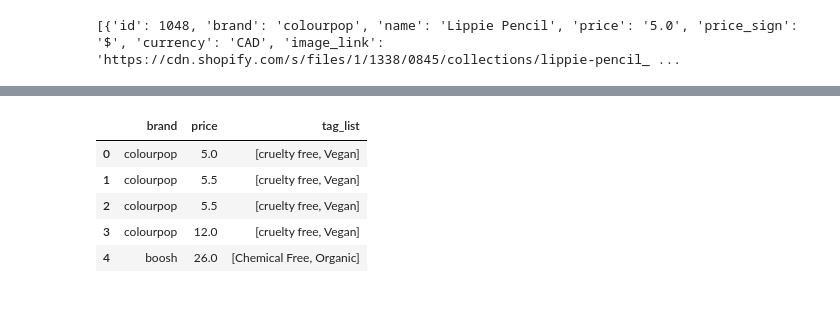
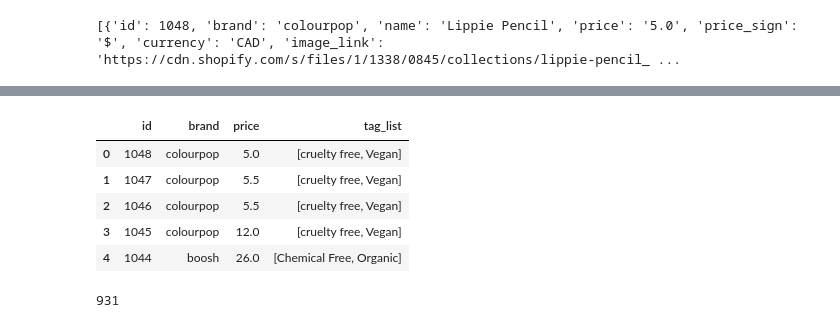
Before and after one commit to AmiJoba22/TEPP_Data_Project, a Jupyter notebook: notebooks/api.ipynb, the cells around one changed output, grey strips where cells are left out. Drawn from its saved outputs; the diff is of its cells as text; code cells hidden in the pictures.

Commit message:
retreived data & Readme

```diff
--- a/notebooks/api.ipynb
+++ b/notebooks/api.ipynb
@@ -60,20 +60,25 @@ data
 # %%
 clean_data = []
 for row in data:
     clean_data.append({
+        "id" : row["id"],
         "brand" : row["brand"],
         "price": row["price"],
         "tag_list" : row["tag_list"]
     })
 
 df = pd.DataFrame(clean_data)
 df.head()
 # %% [output]
-|  | brand | price | tag_list |
-| 0 | colourpop | 5.0 | [cruelty free, Vegan] |
-| 1 | colourpop | 5.5 | [cruelty free, Vegan] |
-| 2 | colourpop | 5.5 | [cruelty free, Vegan] |
-| 3 | colourpop | 12.0 | [cruelty free, Vegan] |
-| 4 | boosh | 26.0 | [Chemical Free, Organic] |
+|  | id | brand | price | tag_list |
+| 0 | 1048 | colourpop | 5.0 | [cruelty free, Vegan] |
+| 1 | 1047 | colourpop | 5.5 | [cruelty free, Vegan] |
+| 2 | 1046 | colourpop | 5.5 | [cruelty free, Vegan] |
+| 3 | 1045 | colourpop | 12.0 | [cruelty free, Vegan] |
+| 4 | 1044 | boosh | 26.0 | [Chemical Free, Organic] |
 # %%
 df.to_csv("/Users/amina/Desktop/TEPP/data/processed/clean_makeup.csv", index=False)
+# %%
+len(clean_data)
+# %% [output]
+931
```
Also changed, not shown: 1 other file.
